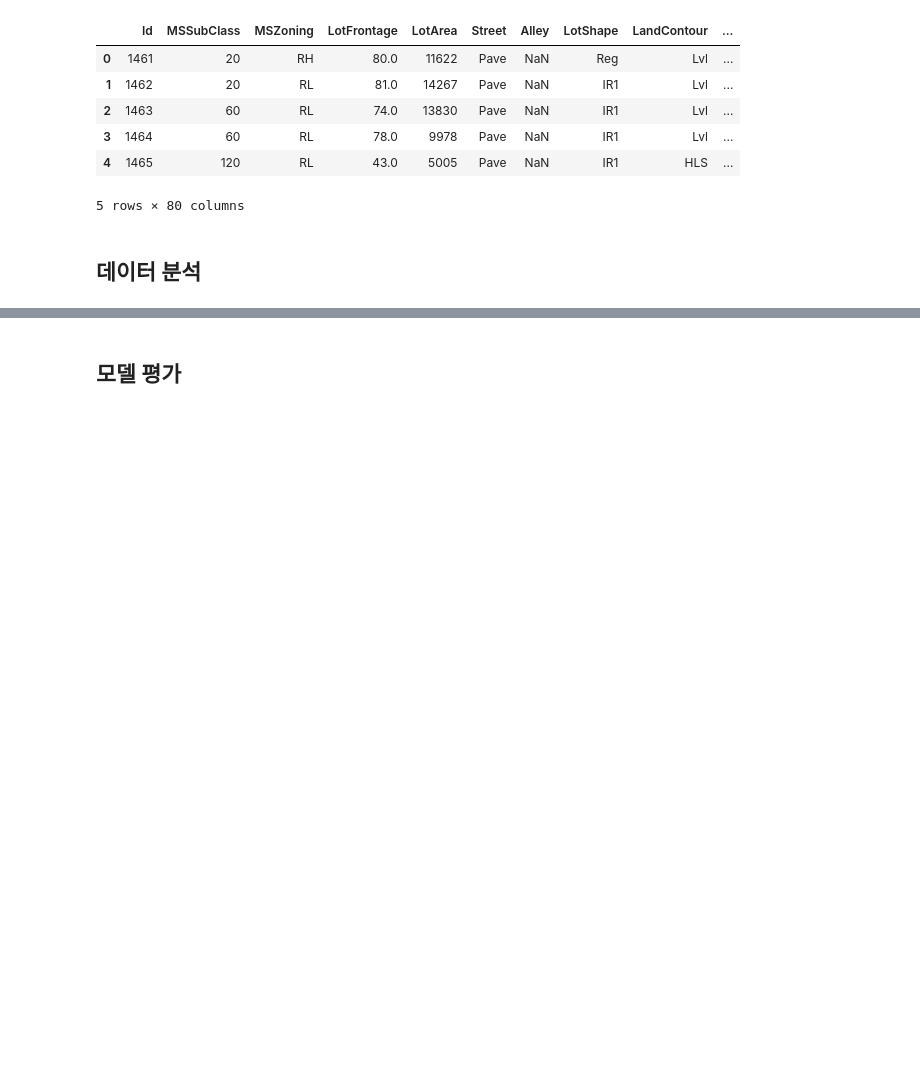
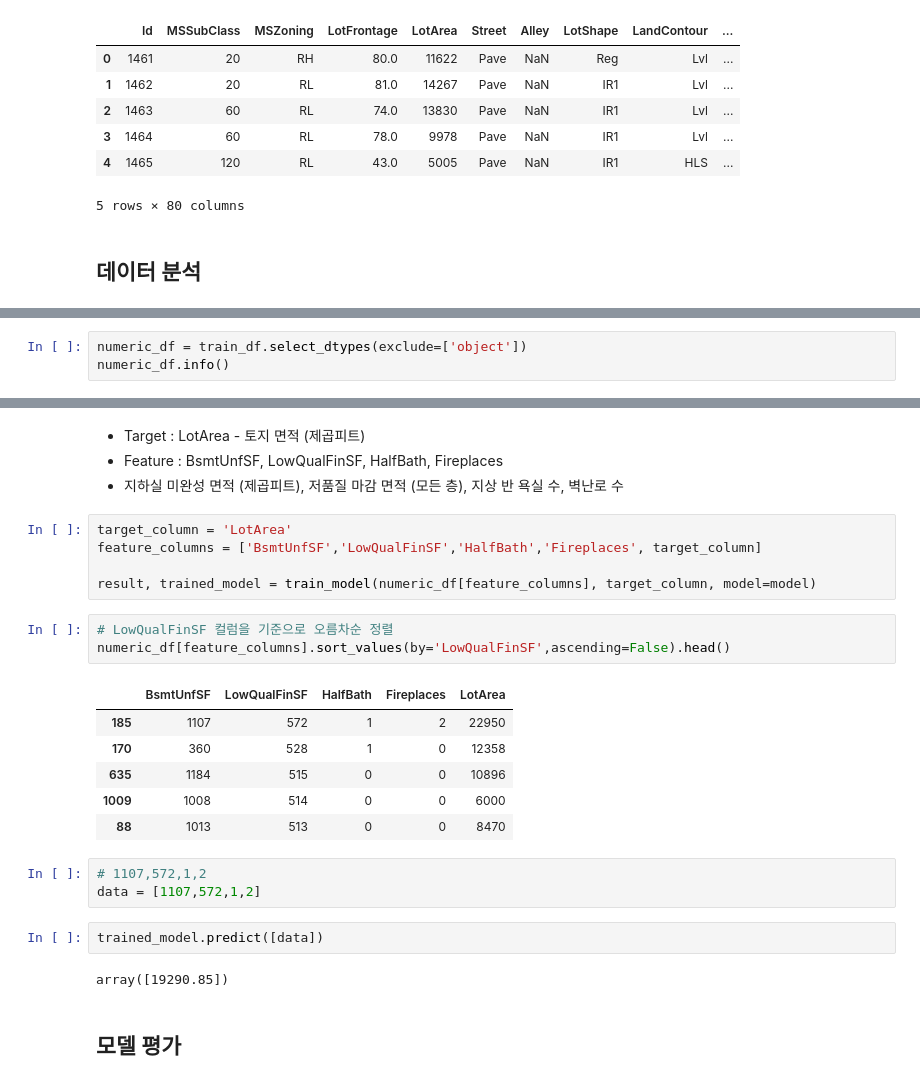
Before and after one commit to Huey-fitpet/study_machinelearnings, a Jupyter notebook: quest/Regressions/models_house-prices-advanced-regression-techniques.ipynb, the cells around one changed output, grey strips where cells are left out. Saved outputs shown, nothing was run; the diff lists cells and outputs as text; blank space fills up the shorter version.

```diff
--- a/quest/Regressions/models_house-prices-advanced-regression-techniques.ipynb
+++ b/quest/Regressions/models_house-prices-advanced-regression-techniques.ipynb
@@ -45,0 +154,3 @@ test_df.head()
+# %%
+numeric_df = train_df.select_dtypes(exclude=['object'])
+numeric_df.info()
@@ -46,2 +310,28 @@ test_df.head()
+# %% [markdown]
+- Target : LotArea - 토지 면적 (제곱피트)
+- Feature : BsmtUnfSF, LowQualFinSF, HalfBath, Fireplaces
+- 지하실 미완성 면적 (제곱피트), 저품질 마감 면적 (모든 층), 지상 반 욕실 수, 벽난로 수
+# %%
+target_column = 'LotArea'
+feature_columns = ['BsmtUnfSF','LowQualFinSF','HalfBath','Fireplaces', target_column]
+
+result, trained_model = train_model(numeric_df[feature_columns], target_column, model=model)
+# %%
+# LowQualFinSF 컬럼을 기준으로 오름차순 정렬
+numeric_df[feature_columns].sort_values(by='LowQualFinSF',ascending=False).head()
+# %% [output]
+|  | BsmtUnfSF | LowQualFinSF | HalfBath | Fireplaces | LotArea |
+| 185 | 1107 | 572 | 1 | 2 | 22950 |
+| 170 | 360 | 528 | 1 | 0 | 12358 |
+| 635 | 1184 | 515 | 0 | 0 | 10896 |
+| 1009 | 1008 | 514 | 0 | 0 | 6000 |
+| 88 | 1013 | 513 | 0 | 0 | 8470 |
+# %%
+# 1107,572,1,2
+data = [1107,572,1,2]
+# %%
+trained_model.predict([data])
+# %% [output]
+array([19290.85])
 # %% [markdown]
 ## 모델 평가
```
Also changed, not shown: parts of 17 cells of this notebook, 2 other files.
